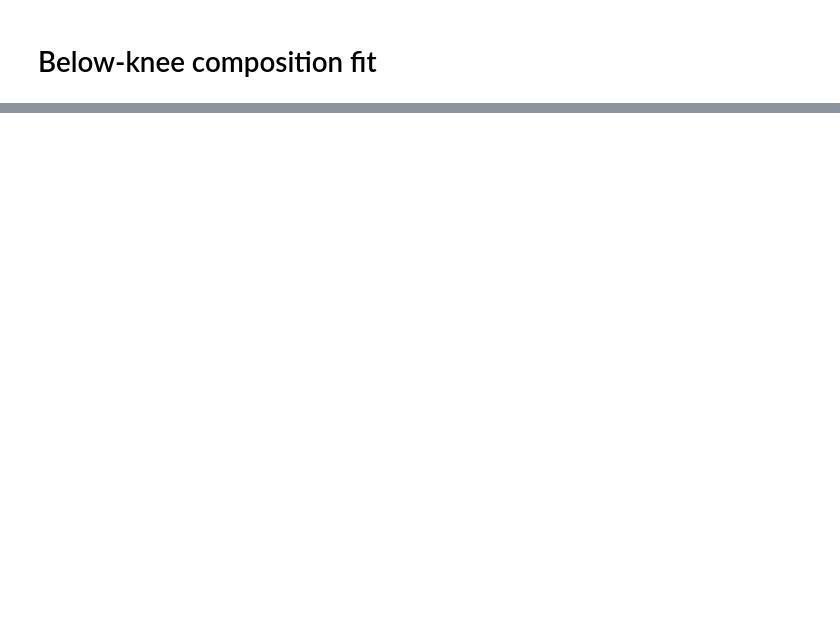
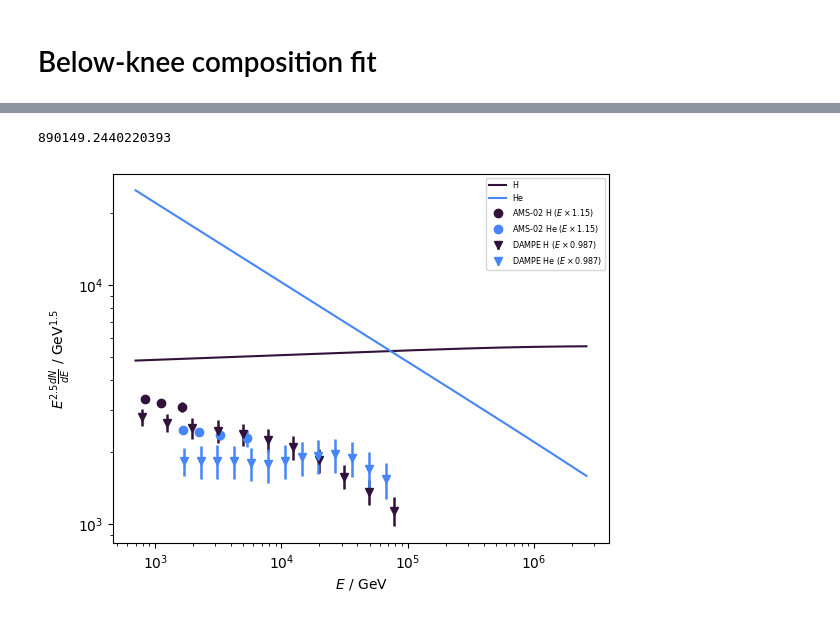
Before and after one commit to nj-vs-vh/EVA, a Jupyter notebook: bayesian.ipynb, the cells around one changed output, grey strips where cells are left out. Cells and saved outputs as stored; diff of their text form; code cells hidden in the pictures; blank space fills up the shorter version.

```diff
--- a/bayesian.ipynb
+++ b/bayesian.ipynb
@@ -269,10 +281,10 @@ fig, ax = plt.subplots(figsize=(4, 4))
 scale = 2.5
 
 cmap = plt.colormaps["viridis"]
-d = DATA[GalacticCRExperiment.CALET][Particle.H]
-d.plot(scale, ax=ax, color="black")
+fit_data = FIT_DATA[EXPERIMENTS[0]][PRIMARY_PARTICLES[0]]
+fit_data.plot(scale, ax=ax, color="black")
 for shift in np.linspace(0.6, 1.4, 4):
-    d.with_shifted_energy_scale(f=shift).plot(
+    fit_data.with_shifted_energy_scale(f=shift).plot(
         scale, ax=ax, color=cmap((shift - 0.7) / (1.3 - 0.7))
     )
 ax.set_xscale("log")
@@ -294,7 +306,7 @@ class ExperimentEnergyScaleShiftsModel:
         start_idx: int = 0,
         experiments: list[GalacticCRExperiment] | None = None,
     ) -> tuple["ExperimentEnergyScaleShiftsModel", int]:
-        experiments_coll = experiments or GalacticCRExperiment
+        experiments_coll = experiments or EXPERIMENTS
         shifts = {exp: shift for exp, shift in zip(experiments_coll, v[start_idx:])}
         return ExperimentEnergyScaleShiftsModel(shifts), start_idx + len(
             experiments_coll
@@ -302,7 +314,7 @@ class ExperimentEnergyScaleShiftsModel:
 
 
 example_shifts = ExperimentEnergyScaleShiftsModel(
-    {e: 1.0 for e in GalacticCRExperiment}
+    {e: 1.0 for e in EXPERIMENTS}
 )
 assert (
     example_shifts == ExperimentEnergyScaleShiftsModel.unpack(example_shifts.pack())[0]
@@ -401,2 +473,12 @@ def generate_initial_model() -> Model:
+# %%
+model = generate_initial_model()
+print(model.cr.R_break)
+model.plot(
+    fit_data=FIT_DATA,
+    scale=2.5,
+)
+# %% [output]
+890149.2440220393
+[figure, added]
 # %%
 import emcee
```
Also changed, not shown: parts of 13 cells of this notebook, 3 other files.
